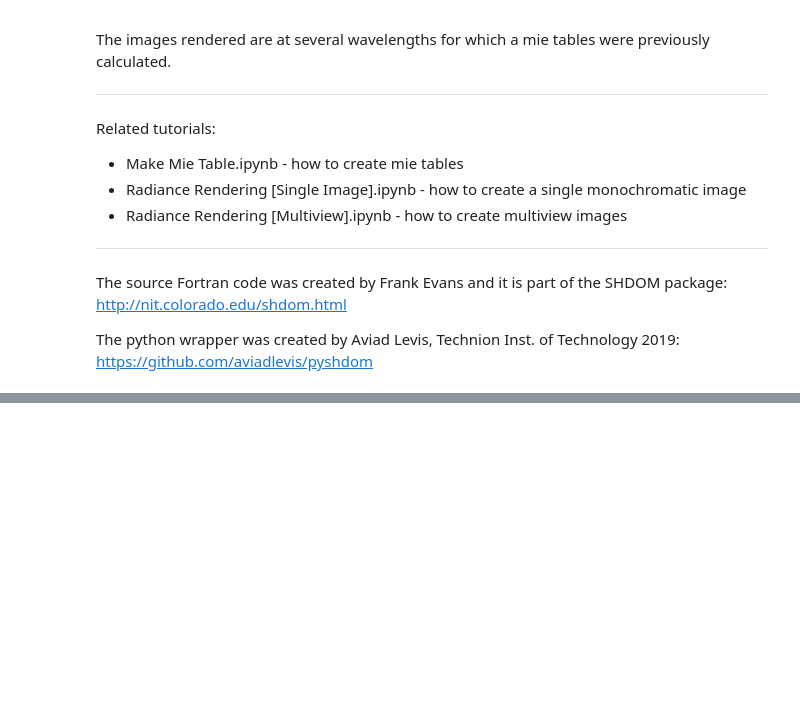
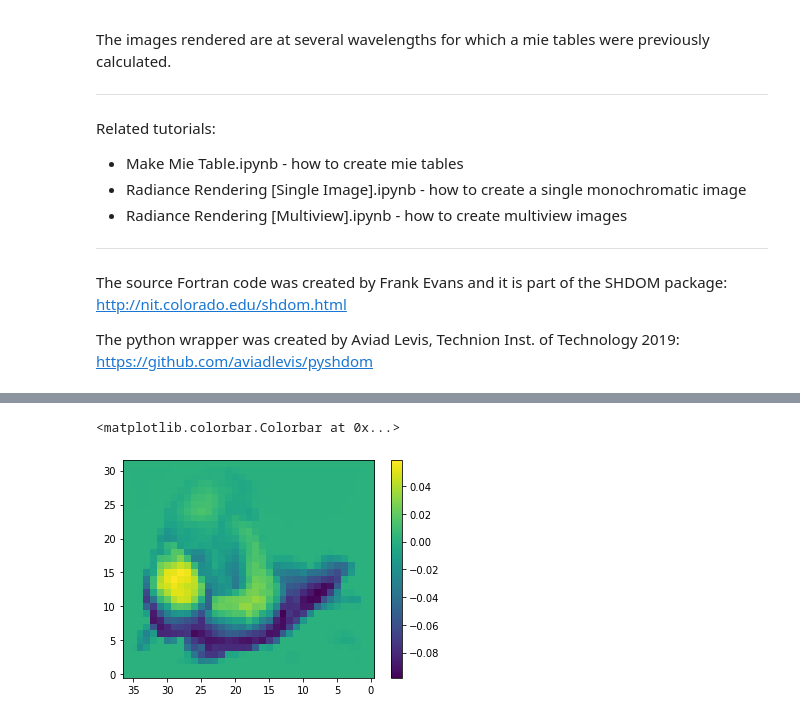
Before and after one commit to aviadlevis/pyshdom, a Jupyter notebook: notebooks/Radiance Rendering [Multispectral].ipynb, the cells around one changed output, grey strips where cells are left out. Cells and saved outputs as stored; diff of their text form; code cells hidden in the pictures; blank space fills up the shorter version.

```diff
--- a/notebooks/Radiance Rendering [Multispectral].ipynb
+++ b/notebooks/Radiance Rendering [Multispectral].ipynb
@@ -116,0 +126,8 @@ plt.gca().invert_xaxis()
+# %%
+plt.imshow(image[:,:,0]-image[:,:,1])
+plt.gca().invert_yaxis()
+plt.gca().invert_xaxis()
+plt.colorbar()
+# %% [output]
+<matplotlib.colorbar.Colorbar at 0x...>
+[figure, added]
```
Also changed, not shown: parts of 3 cells of this notebook, 8 other files.
